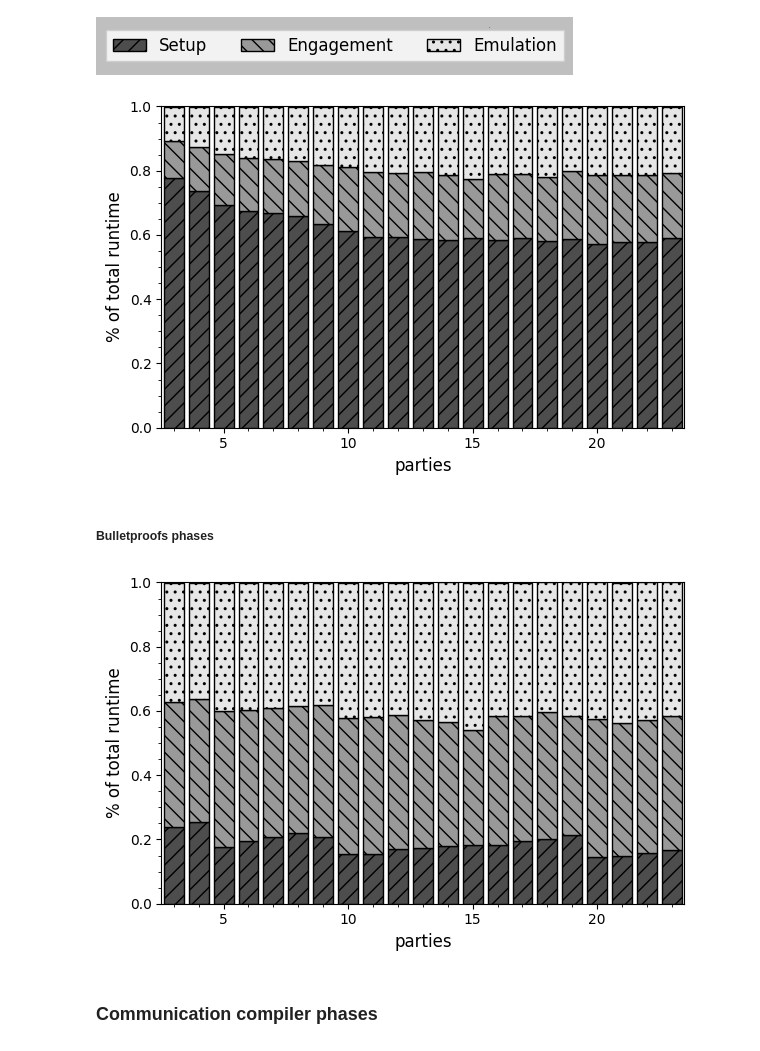
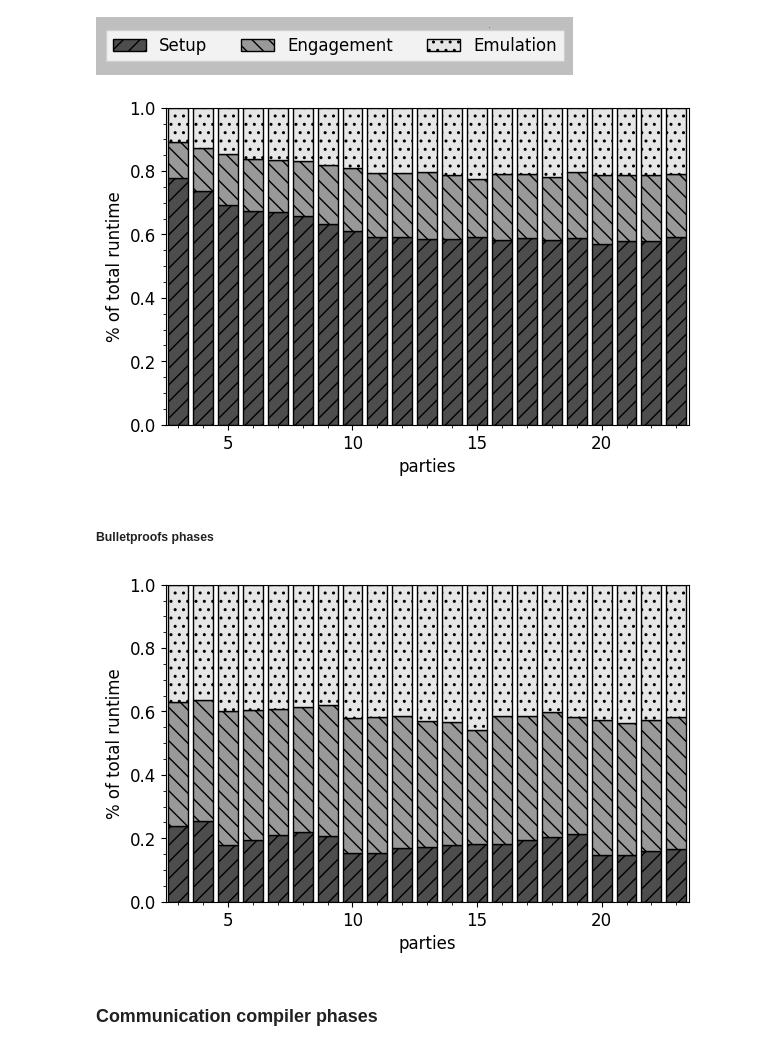
Before and after one commit to lorenzorota/activesecuritympc, a Jupyter notebook: notebooks/benchmark_analysis.ipynb, the cells around one changed output. Drawn from its saved outputs; the diff is of its cells as text; code cells hidden in the pictures.

```diff
--- a/notebooks/benchmark_analysis.ipynb
+++ b/notebooks/benchmark_analysis.ipynb
@@ -451,34 +459,36 @@ engagement_time_ratio = get_metric_ratio(groth16_readings, names, "engagement_ti
 emulation_time_ratio = get_metric_ratio(groth16_readings, names, "emulation_time")
 remainder_ratio = 1 - (setup_time_ratio + engagement_time_ratio + emulation_time_ratio)
 
 components = [setup_time_ratio, engagement_time_ratio, emulation_time_ratio]
 order = [0,1,2]
 bottoms = calculate_bottoms(order, components)
 
 bar_width = 0.8
 bar_positions = parties
 patterns = [ "//" , "\\\\" , ".." , "xx" , "" , "x", "o", "O", ".", "*" ]
 
 plt.figure(figsize=(6.75, 2.0858647120308955*2), facecolor="white")
 plt.style.use('grayscale')
 produce_bar(bar_positions, components[0], width=bar_width, style=styles[0])
 produce_bar(bar_positions, components[1], width=bar_width, style=styles[1], bottom=bottoms[0])
 produce_bar(bar_positions, components[2], width=bar_width, style=styles[2], bottom=bottoms[1])
 plt.bar(bar_positions, remainder_ratio, width=bar_width, color='1', bottom=bottoms[2])
 
 plt.minorticks_on()
 
 plt.xlim(3-0.5, max(parties)+0.5)
 plt.ylim(0, 1)
 plt.xlabel('parties', fontsize=12)
 plt.ylabel('% of total runtime', fontsize=12)
 # plt.legend(loc='best', fontsize=12)
+plt.tick_params(axis='both', which='major', labelsize=12)
 
 plt.locator_params(axis="x", integer=True, tight=True)
+plt.subplots_adjust(bottom=0.12)
 
 plt.savefig('figures/groth16_relative_phases_times.pdf')
 # %% [output]
-[figure, old version]
+[figure, new version]
 # %% [markdown]
 ##### Bulletproofs phases
 # %%
@@ -515,12 +525,14 @@ plt.ylim(0, 1)
 plt.xlabel('parties', fontsize=12)
 plt.ylabel('% of total runtime', fontsize=12)
 # plt.legend(loc='lower left', fontsize=12)
+plt.tick_params(axis='both', which='major', labelsize=12)
 
 plt.locator_params(axis="x", integer=True, tight=True)
+plt.subplots_adjust(bottom=0.12)
 
 plt.savefig('figures/bulletproofs_relative_phases_times.pdf')
 # %% [output]
-[figure, old version]
+[figure, new version]
 # %% [markdown]
 ### Communication compiler phases
 # %%
```
Also changed, not shown: parts of 21 cells of this notebook.
